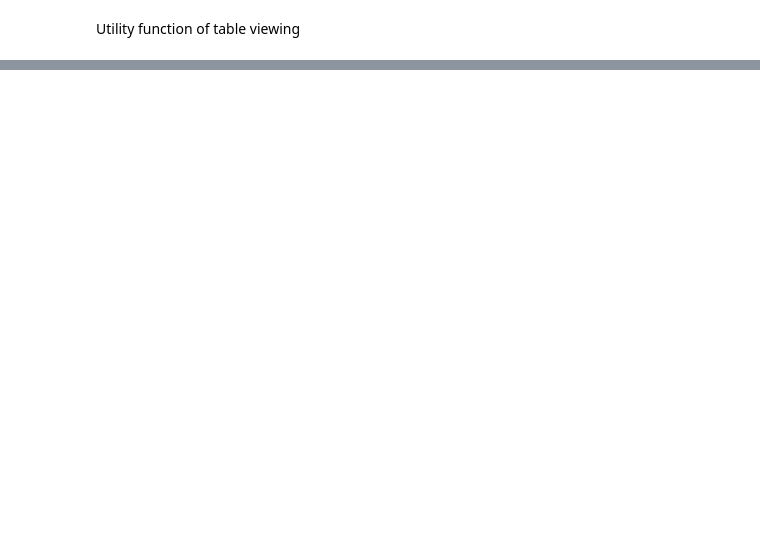
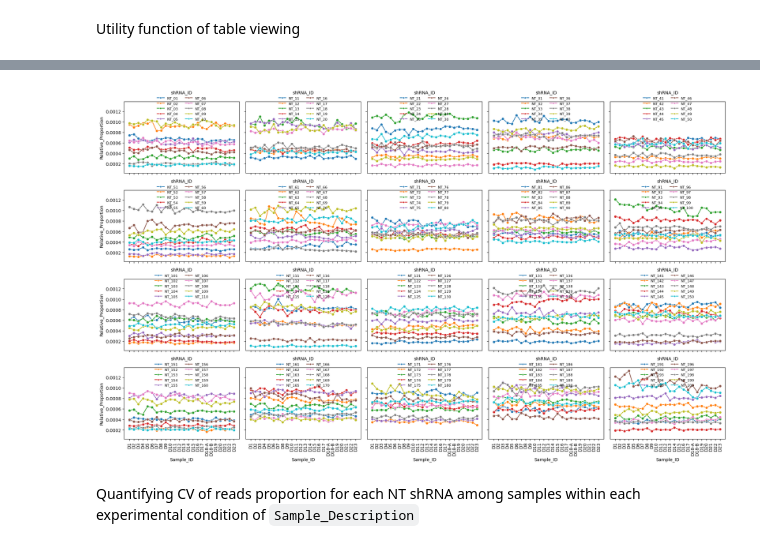
Before and after one commit to bli-rvmd/multi_shrna_barcoding, a Jupyter notebook: code/multi_shrna_screening_ap009.ipynb, the cells around one changed output, grey strips where cells are left out. Cells and saved outputs as stored; diff of their text form; code cells hidden in the pictures; blank space fills up the shorter version.

```diff
--- a/code/multi_shrna_screening_ap009.ipynb
+++ b/code/multi_shrna_screening_ap009.ipynb
@@ -118,0 +279,17 @@ print(df.summary)
+# %%
+# Reload full count table
+df_full_path = "~/Documents/Projects/Multi_shRNA_screening_AP009/data/long_format_joint_count_data.csv"
+df_full = pd.read_csv(df_full_path)
+
+# Filter for only NT (Non-Targeting) shRNAs
+df_nt = df_full[df_full["Target_Gene"] == "NT"]
+
+# Compute total counts per sample
+df_total_counts = df_full.groupby("Sample_ID")["Read_Counts"].sum().reset_index()
+df_total_counts = df_total_counts.rename(columns={"Read_Counts": "Total_Read_Counts"})
+
+# Merge total counts back to the NT dataset
+df_nt = df_nt.merge(df_total_counts, on="Sample_ID", how="left")
+
+# Compute relative proportion for each shRNA within each sample
+df_nt["Relative_Proportion"] = df_nt["Read_Counts"] / df_nt["Total_Read_Counts"]
@@ -118,0 +315,31 @@ print(df.summary)
+# %%
+# Get unique shRNA_IDs
+unique_shRNAs = df_nt["shRNA_ID"].unique()
+
+# Create a 4x5 subplot grid
+fig, axes = plt.subplots(4, 5, figsize=(20, 12), sharex=True, sharey=True)
+axes = axes.flatten()  # Flatten 2D array of subplots
+
+# Plot in batches of 10 shRNAs per subplot
+batch_size = 10
+for i in range(0, len(unique_shRNAs), batch_size):
+    shRNA_subset = unique_shRNAs[i:i + batch_size]
+    ax = axes[i // batch_size]
+
+    sns.lineplot(data=df_nt[df_nt["shRNA_ID"].isin(shRNA_subset)],
+                 x="Sample_ID", y="Relative_Proportion", hue="shRNA_ID", marker="o", ax=ax)
+
+    ax.tick_params(axis='x', rotation=90)
+
+    # Move legend on top of each subplot and shrink marker size to avoid clutter
+    legend = ax.legend(title="shRNA_ID", bbox_to_anchor=(0.5, 1.2), loc="upper center", fontsize=8, ncol=2, frameon=False)
+    for line in legend.get_lines():
+        line.set_markersize(4)  # Reduce marker size
+
+# Adjust layout
+plt.tight_layout()
+plt.show()
+# %% [output]
+[figure, added]
+# %% [markdown]
+Quantifying CV of reads proportion for each NT shRNA among samples within each experimental condition of `Sample_Description`
```
Also changed, not shown: parts of 60 cells of this notebook, 2 other files.
